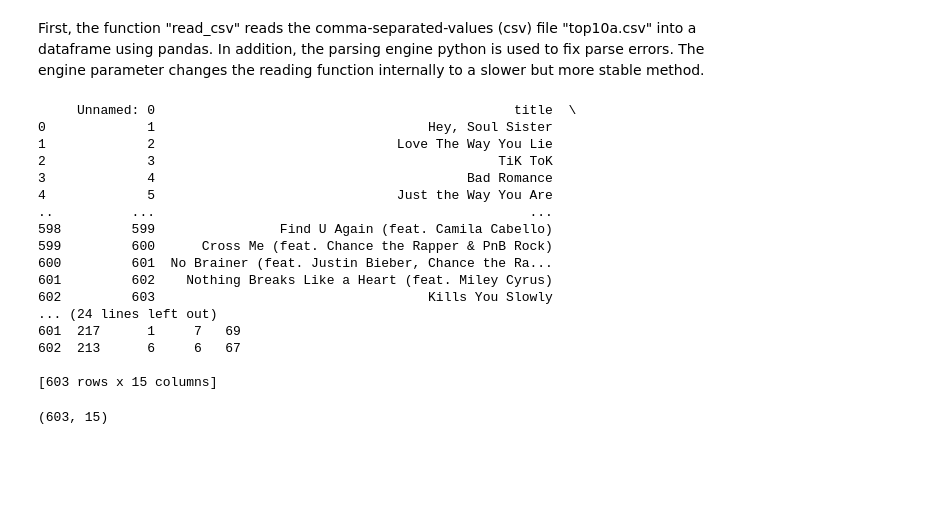
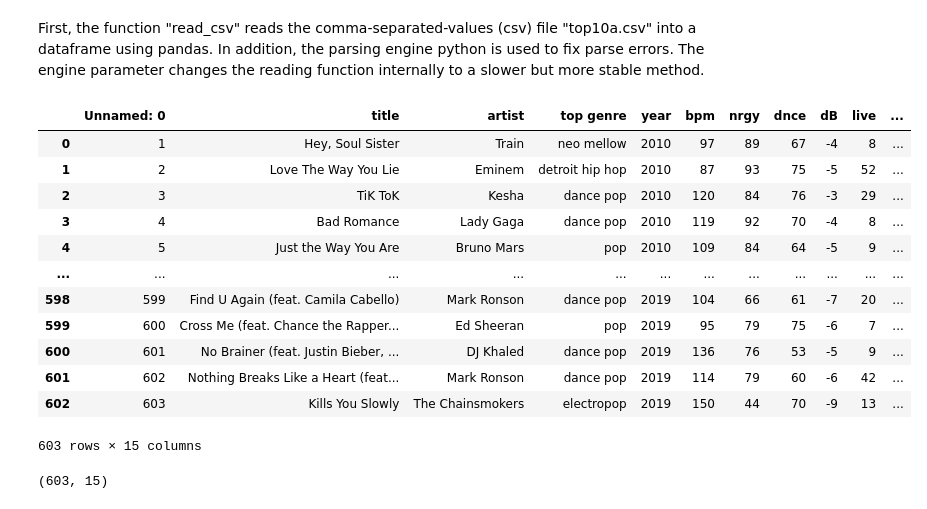
Before and after one commit to Franca97/skills_group_project, a Jupyter notebook: group.project.ipynb, the cells around one changed output. Saved outputs shown, nothing was run; the diff lists cells and outputs as text; code cells hidden in the pictures; blank space fills up the shorter version.

```diff
--- a/group.project.ipynb
+++ b/group.project.ipynb
@@ -36,25 +36,21 @@ import matplotlib.pyplot as plt
 First, the function "read_csv" reads the comma-separated-values (csv) file "top10a.csv" into a dataframe using pandas. In addition, the parsing engine python is used to fix parse errors. The engine parameter changes the reading function internally to a slower but more stable method.
 # %%
 df = pd.read_csv('top10s.csv', engine='python') # Reading the csv file using pandas, set engine paramaeter to python to avoid parse errors.
-print(df) # print dataframe to get a glimpse on the dataset.
+df # print dataframe to get a glimpse on the dataset.
 # %% [output]
+|  | Unnamed: 0 | title | artist | top genre | year | bpm | nrgy | dnce | dB | live | ... |
+| 0 | 1 | Hey, Soul Sister | Train | neo mellow | 2010 | 97 | 89 | 67 | -4 | 8 | ... |
+| 1 | 2 | Love The Way You Lie | Eminem | detroit hip hop | 2010 | 87 | 93 | 75 | -5 | 52 | ... |
+| 2 | 3 | TiK ToK | Kesha | dance pop | 2010 | 120 | 84 | 76 | -3 | 29 | ... |
+| 3 | 4 | Bad Romance | Lady Gaga | dance pop | 2010 | 119 | 92 | 70 | -4 | 8 | ... |
+| 4 | 5 | Just the Way You Are | Bruno Mars | pop | 2010 | 109 | 84 | 64 | -5 | 9 | ... |
+| ... | ... | ... | ... | ... | ... | ... | ... | ... | ... | ... | ... |
+| 598 | 599 | Find U Again (feat. Camila Cabello) | Mark Ronson | dance pop | 2019 | 104 | 66 | 61 | -7 | 20 | ... |
+| 599 | 600 | Cross Me (feat. Chance the Rapper... | Ed Sheeran | pop | 2019 | 95 | 79 | 75 | -6 | 7 | ... |
+| 600 | 601 | No Brainer (feat. Justin Bieber, ... | DJ Khaled | dance pop | 2019 | 136 | 76 | 53 | -5 | 9 | ... |
+| 601 | 602 | Nothing Breaks Like a Heart (feat... | Mark Ronson | dance pop | 2019 | 114 | 79 | 60 | -6 | 42 | ... |
+| 602 | 603 | Kills You Slowly | The Chainsmokers | electropop | 2019 | 150 | 44 | 70 | -9 | 13 | ... |
-     Unnamed: 0                                              title  \
-0             1                                   Hey, Soul Sister
-1             2                               Love The Way You Lie
-2             3                                            TiK ToK
-3             4                                        Bad Romance
-4             5                               Just the Way You Are
-..          ...                                                ...
-598         599                Find U Again (feat. Camila Cabello)
-599         600      Cross Me (feat. Chance the Rapper & PnB Rock)
-600         601  No Brainer (feat. Justin Bieber, Chance the Ra...
-601         602    Nothing Breaks Like a Heart (feat. Miley Cyrus)
-602         603                                   Kills You Slowly
-... (24 lines left out)
-601  217      1     7   69
-602  213      6     6   67
-
-[603 rows x 15 columns]
+603 rows × 15 columns
 # %%
 print(df.shape) # Calculate the number of rows and columns: 15 columns and 603 rows
 df.isna().sum() # looking for missing value, there is no null data for any column
```
Also changed, not shown: parts of 5 cells of this notebook.
